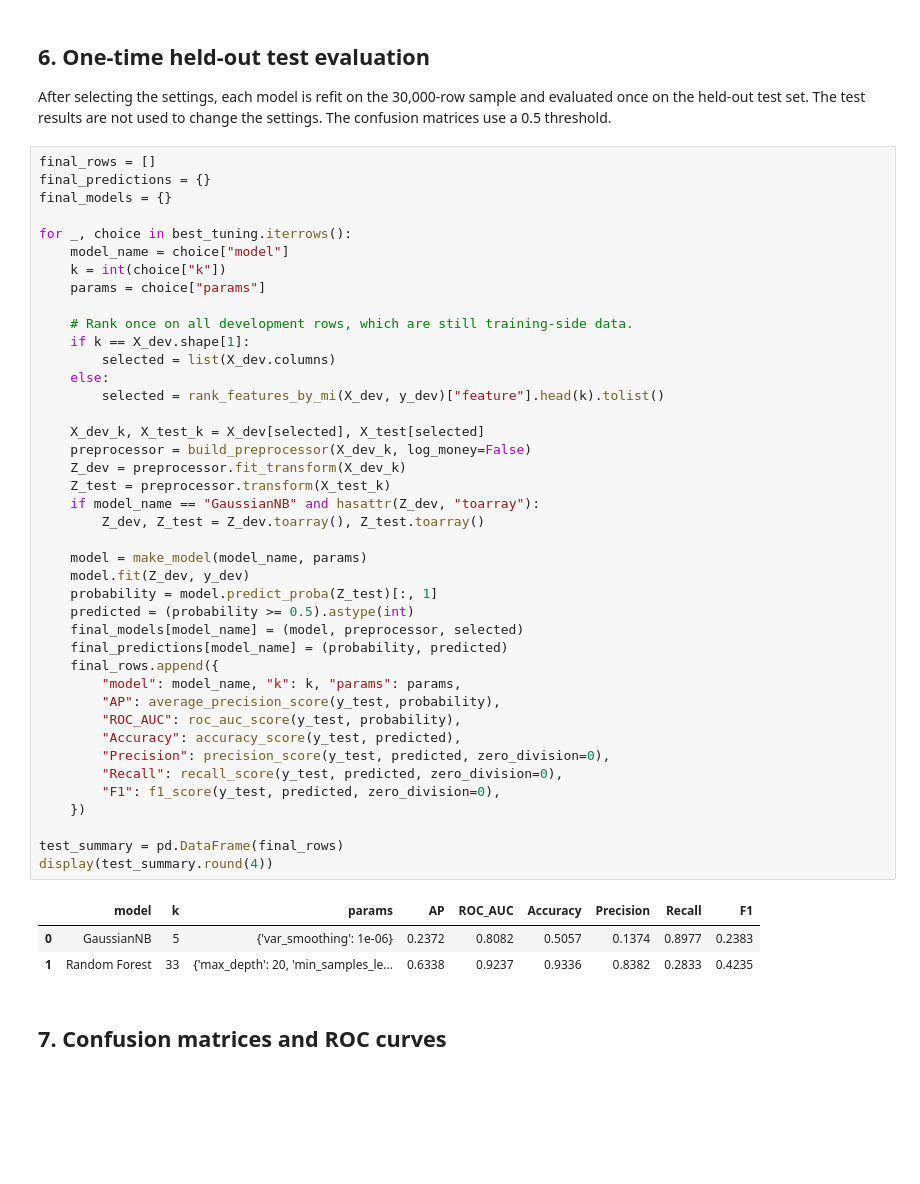
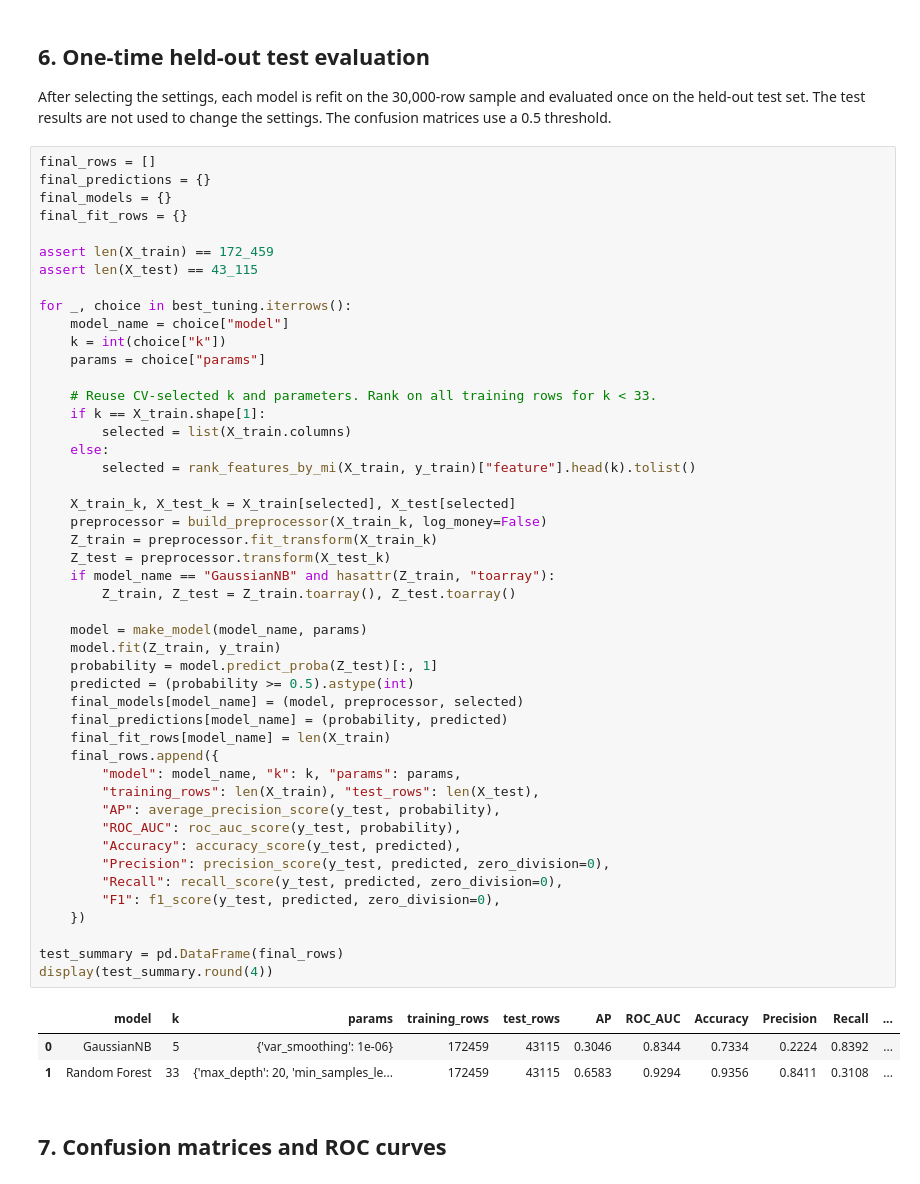
Before and after one commit to fleur0121/CMPT455-project-Nagano, a Jupyter notebook: notebooks/03_classification_comparison.ipynb, the cells around one changed output. Cells and saved outputs as stored; diff of their text form; blank space fills up the shorter version.

Commit message:
Refit final 03 models on full training set

```diff
--- a/notebooks/03_classification_comparison.ipynb
+++ b/notebooks/03_classification_comparison.ipynb
@@ -358,47 +345,53 @@ After selecting the settings, each model is refit on the 30,000-row sample and e
 final_rows = []
 final_predictions = {}
 final_models = {}
+final_fit_rows = {}
+
+assert len(X_train) == 172_459
+assert len(X_test) == 43_115
 
 for _, choice in best_tuning.iterrows():
     model_name = choice["model"]
     k = int(choice["k"])
     params = choice["params"]
 
-    # Rank once on all development rows, which are still training-side data.
-    if k == X_dev.shape[1]:
-        selected = list(X_dev.columns)
+    # Reuse CV-selected k and parameters. Rank on all training rows for k < 33.
+    if k == X_train.shape[1]:
+        selected = list(X_train.columns)
     else:
-        selected = rank_features_by_mi(X_dev, y_dev)["feature"].head(k).tolist()
+        selected = rank_features_by_mi(X_train, y_train)["feature"].head(k).tolist()
 
-    X_dev_k, X_test_k = X_dev[selected], X_test[selected]
-    preprocessor = build_preprocessor(X_dev_k, log_money=False)
-    Z_dev = preprocessor.fit_transform(X_dev_k)
+    X_train_k, X_test_k = X_train[selected], X_test[selected]
+    preprocessor = build_preprocessor(X_train_k, log_money=False)
+    Z_train = preprocessor.fit_transform(X_train_k)
     Z_test = preprocessor.transform(X_test_k)
-    if model_name == "GaussianNB" and hasattr(Z_dev, "toarray"):
-        Z_dev, Z_test = Z_dev.toarray(), Z_test.toarray()
+    if model_name == "GaussianNB" and hasattr(Z_train, "toarray"):
+        Z_train, Z_test = Z_train.toarray(), Z_test.toarray()
 
     model = make_model(model_name, params)
-    model.fit(Z_dev, y_dev)
+    model.fit(Z_train, y_train)
     probability = model.predict_proba(Z_test)[:, 1]
     predicted = (probability >= 0.5).astype(int)
     final_models[model_name] = (model, preprocessor, selected)
     final_predictions[model_name] = (probability, predicted)
+    final_fit_rows[model_name] = len(X_train)
     final_rows.append({
         "model": model_name, "k": k, "params": params,
+        "training_rows": len(X_train), "test_rows": len(X_test),
         "AP": average_precision_score(y_test, probability),
         "ROC_AUC": roc_auc_score(y_test, probability),
         "Accuracy": accuracy_score(y_test, predicted),
         "Precision": precision_score(y_test, predicted, zero_division=0),
         "Recall": recall_score(y_test, predicted, zero_division=0),
         "F1": f1_score(y_test, predicted, zero_division=0),
     })
 
 test_summary = pd.DataFrame(final_rows)
 display(test_summary.round(4))
 # %% [output]
-|  | model | k | params | AP | ROC_AUC | Accuracy | Precision | Recall | F1 |
-| 0 | GaussianNB | 5 | {'var_smoothing': 1e-06} | 0.2372 | 0.8082 | 0.5057 | 0.1374 | 0.8977 | 0.2383 |
-| 1 | Random Forest | 33 | {'max_depth': 20, 'min_samples_le... | 0.6338 | 0.9237 | 0.9336 | 0.8382 | 0.2833 | 0.4235 |
+|  | model | k | params | training_rows | test_rows | AP | ROC_AUC | Accuracy | Precision | Recall | ... |
+| 0 | GaussianNB | 5 | {'var_smoothing': 1e-06} | 172459 | 43115 | 0.3046 | 0.8344 | 0.7334 | 0.2224 | 0.8392 | ... |
+| 1 | Random Forest | 33 | {'max_depth': 20, 'min_samples_le... | 172459 | 43115 | 0.6583 | 0.9294 | 0.9356 | 0.8411 | 0.3108 | ... |
 # %% [markdown]
 ## 7. Confusion matrices and ROC curves
 # %%
```
Also changed, not shown: parts of 6 cells of this notebook.
